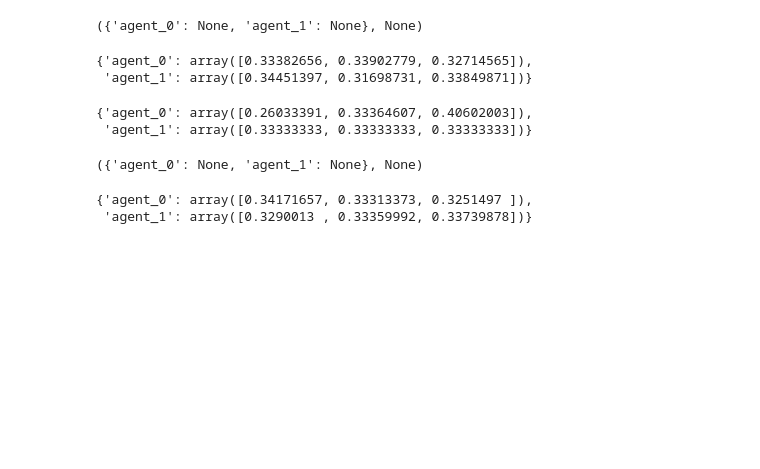
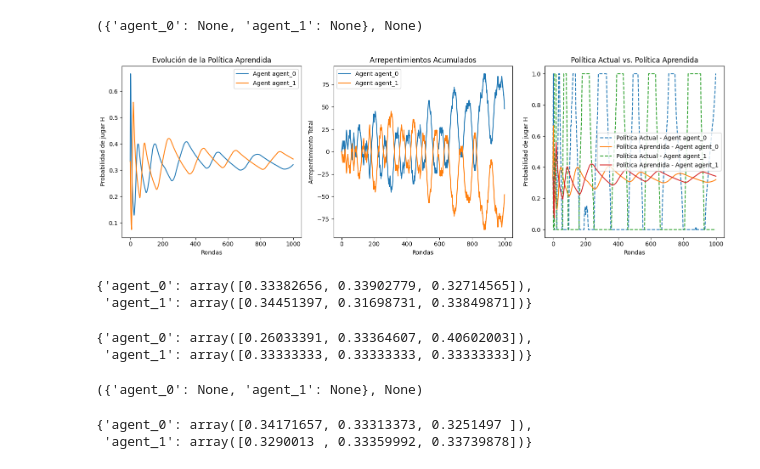
Before and after one commit to MarianoChic09/Simultaneous-Games, a Jupyter notebook: Simultaneous Games/RPS.ipynb, the cells around one changed output. Saved outputs shown, nothing was run; the diff lists cells and outputs as text; code cells hidden in the pictures; blank space fills up the shorter version.

```diff
--- a/Simultaneous Games/RPS.ipynb
+++ b/Simultaneous Games/RPS.ipynb
@@ -11,6 +11,67 @@ g.reset()
 ({'agent_0': None, 'agent_1': None}, None)
 # %%
 rm = dict(map(lambda agent: (agent, RegretMatching(game=g, agent=agent, seed=1)), g.agents))
+# %%
+import numpy as np
+import matplotlib.pyplot as plt
+
+g.reset()
+rm = dict(map(lambda agent: (agent, RegretMatching(game=g, agent=agent, seed=1)), g.agents))
+
+# Número de rondas que queremos jugar
+num_rounds = 1000
+
+# Listas para almacenar los registros
+strategy_evolution_rm = {agent: [] for agent in g.agents}
+cum_regrets_evolution = {agent: [] for agent in g.agents}
+curr_policy_evolution = {agent: [] for agent in g.agents}
+
+# Ejecutar el juego
+for _ in range(num_rounds):
+    actions = dict(map(lambda agent: (agent, rm[agent].action()), g.agents))
+    g.step(actions)
+
+    for agent in g.agents:
+        # Registramos la política aprendida, los arrepentimientos acumulados y la política actual
+        strategy_evolution_rm[agent].append(rm[agent].policy()[0])
+        cum_regrets_evolution[agent].append(sum(rm[agent].cum_regrets))
+        curr_policy_evolution[agent].append(rm[agent].curr_policy[0])
+
+# Visualización
+plt.figure(figsize=(15, 5))
+
+# Gráfico de la evolución de la política aprendida
+plt.subplot(1, 3, 1)
+for agent in g.agents:
+    plt.plot(strategy_evolution_rm[agent], label=f'Agent {agent}')
+plt.title('Evolución de la Política Aprendida')
+plt.xlabel('Rondas')
+plt.ylabel('Probabilidad de jugar H')
+plt.legend()
+
+# Gráfico de los arrepentimientos acumulados
+plt.subplot(1, 3, 2)
+for agent in g.agents:
+    plt.plot(cum_regrets_evolution[agent], label=f'Agent {agent}')
+plt.title('Arrepentimientos Acumulados')
+plt.xlabel('Rondas')
+plt.ylabel('Arrepentimiento Total')
+plt.legend()
+
+# Gráfico de la política actual vs. la política aprendida
+plt.subplot(1, 3, 3)
+for agent in g.agents:
+    plt.plot(curr_policy_evolution[agent], label=f'Política Actual - Agent {agent}', linestyle='--')
+    plt.plot(strategy_evolution_rm[agent], label=f'Política Aprendida - Agent {agent}')
+plt.title('Política Actual vs. Política Aprendida')
+plt.xlabel('Rondas')
+plt.ylabel('Probabilidad de jugar H')
+plt.legend()
+
+plt.tight_layout()
+plt.show()
+# %% [output]
+[figure, added]
 # %%
 for i in range(10000):
     actions = dict(map(lambda agent: (agent, rm[agent].action()), g.agents))
```
Also changed, not shown: 5 other files.
